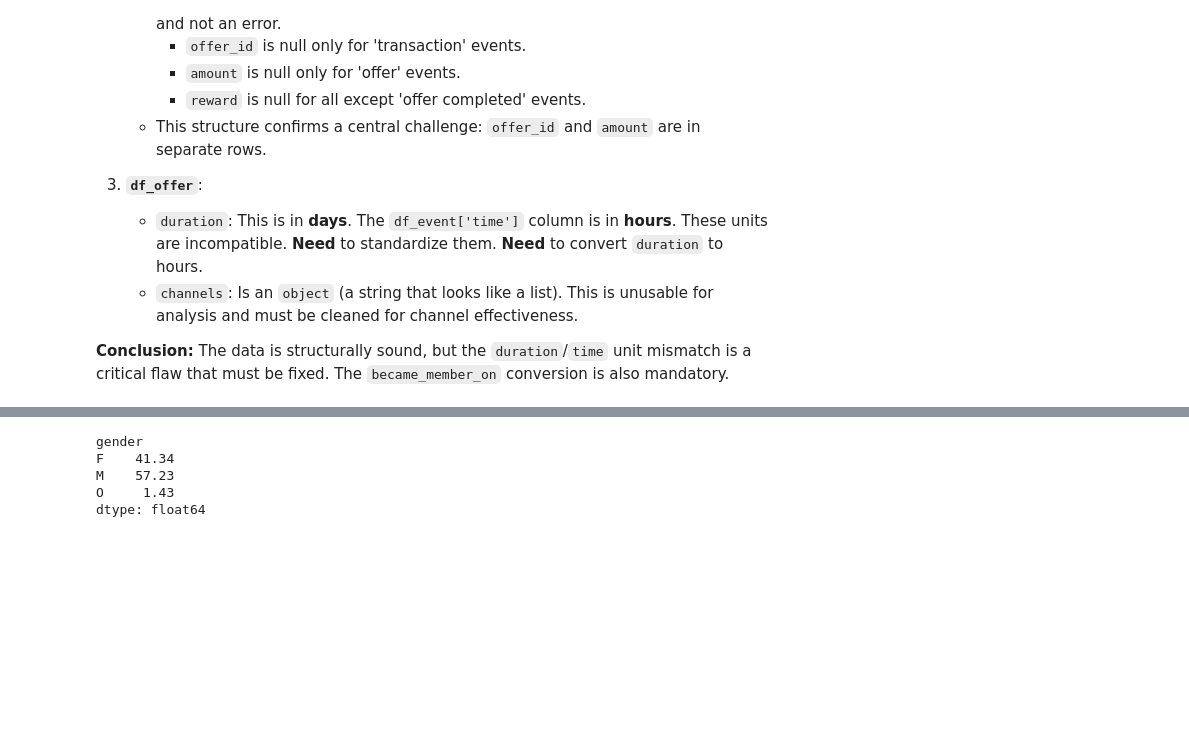
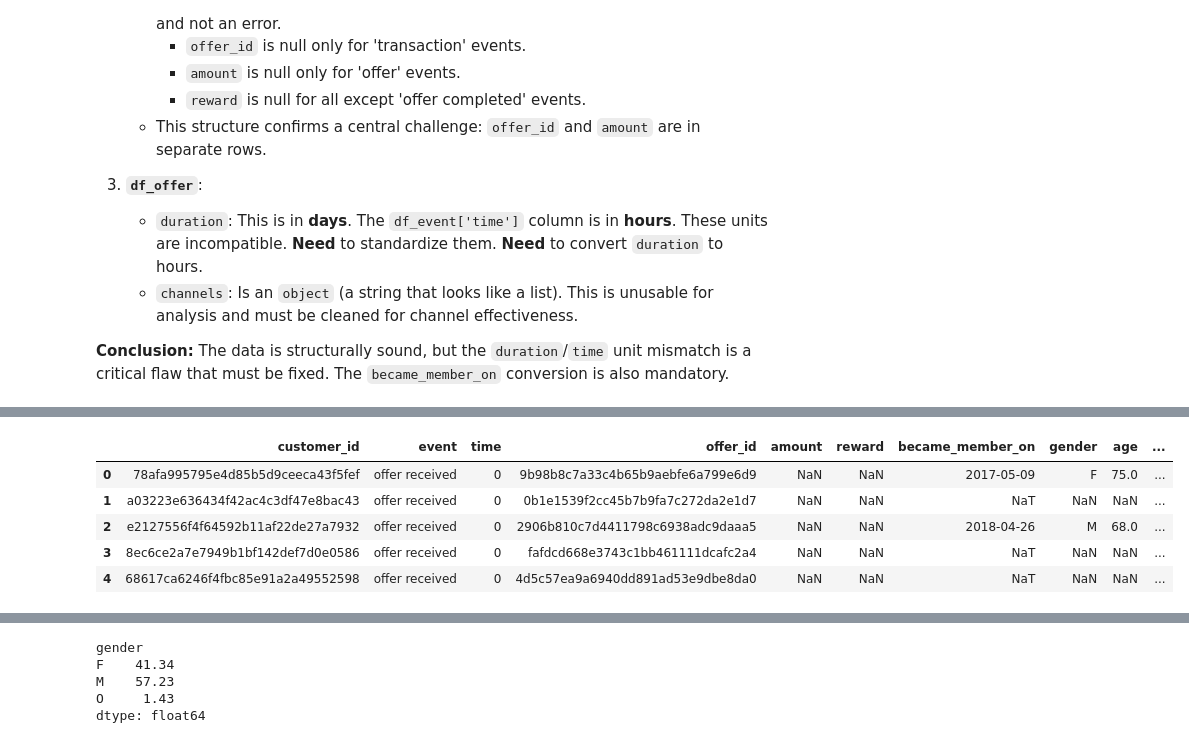
Before and after one commit to irfanzim/Python-Maven-Rewards-Challenge, a Jupyter notebook: Final Analysis.ipynb, the cells around one changed output, grey strips where cells are left out. Drawn from its saved outputs; the diff is of its cells as text; code cells hidden in the pictures; blank space fills up the shorter version.

```diff
--- a/Final Analysis.ipynb
+++ b/Final Analysis.ipynb
@@ -173,4 +148,0 @@ Problems:
-# %%
-# Convert 'became_member_on' to datetime
-df_customer['became_member_on'] = pd.to_datetime(df_customer['became_member_on'])
-print(df_customer['became_member_on'].dtype)
@@ -219,10 +148,0 @@ Name: count, dtype: int64
-# %%
-#create income group
-
-bins = [0, 44000, 84000, float('inf')]
-labels = ['Low Income', 'Middle Income', 'High Income']
-
-df_customer['income_group'] = pd.cut(df_customer['income'], bins=bins, labels=labels, right=True)
-
-#check dataframe
-df_customer.head()
@@ -244,0 +197,20 @@ Name: count, dtype: int64
+# %%
+# Create a copy for preprocessing
+customers_cleaned = df_customer.copy()
+
+# 1. Convert membership date to datetime
+customers_cleaned['became_member_on'] = pd.to_datetime(customers_cleaned['became_member_on'])
+
+# 2. Extract membership year
+customers_cleaned['membership_year'] = customers_cleaned['became_member_on'].dt.year
+
+# 3. Create age_group bins
+# Using 17 as the lower bound since 18 is the min age
+age_bins = [17, 34, 49, 64, 79, 110]
+age_labels = ['Young Adult', 'Middle Age Adult', 'Older Adult', 'Senior', 'Elderly']
+customers_cleaned['age_group'] = pd.cut(customers_cleaned['age'], bins=age_bins, labels=age_labels, right=True)
+
+# 4. Create income_group bins
+income_bins = [0, 44000, 84000, float('inf')]
+income_labels = ['Low Income', 'Middle Income', 'High Income']
+customers_cleaned['income_group'] = pd.cut(customers_cleaned['income'], bins=income_bins, labels=income_labels, right=True)
@@ -244,0 +256,3 @@ Name: count, dtype: int64
+# %%
+# Create a copy for preprocessing
+events_cleaned = df_event.copy()
@@ -244,0 +282,11 @@ Name: count, dtype: int64
+# %%
+#Merge events with customer data
+df_master = pd.merge(events_cleaned, customers_cleaned, on='customer_id', how='left')
+df_master.head()
+# %% [output]
+|  | customer_id | event | time | offer_id | amount | reward | became_member_on | gender | age | ... |
+| 0 | 78afa995795e4d85b5d9ceeca43f5fef | offer received | 0 | 9b98b8c7a33c4b65b9aebfe6a799e6d9 | NaN | NaN | 2017-05-09 | F | 75.0 | ... |
+| 1 | a03223e636434f42ac4c3df47e8bac43 | offer received | 0 | 0b1e1539f2cc45b7b9fa7c272da2e1d7 | NaN | NaN | NaT | NaN | NaN | ... |
+| 2 | e2127556f4f64592b11af22de27a7932 | offer received | 0 | 2906b810c7d4411798c6938adc9daaa5 | NaN | NaN | 2018-04-26 | M | 68.0 | ... |
+| 3 | 8ec6ce2a7e7949b1bf142def7d0e0586 | offer received | 0 | fafdcd668e3743c1bb461111dcafc2a4 | NaN | NaN | NaT | NaN | NaN | ... |
+| 4 | 68617ca6246f4fbc85e91a2a49552598 | offer received | 0 | 4d5c57ea9a6940dd891ad53e9dbe8da0 | NaN | NaN | NaT | NaN | NaN | ... |
```
Also changed, not shown: parts of 33 cells of this notebook.
